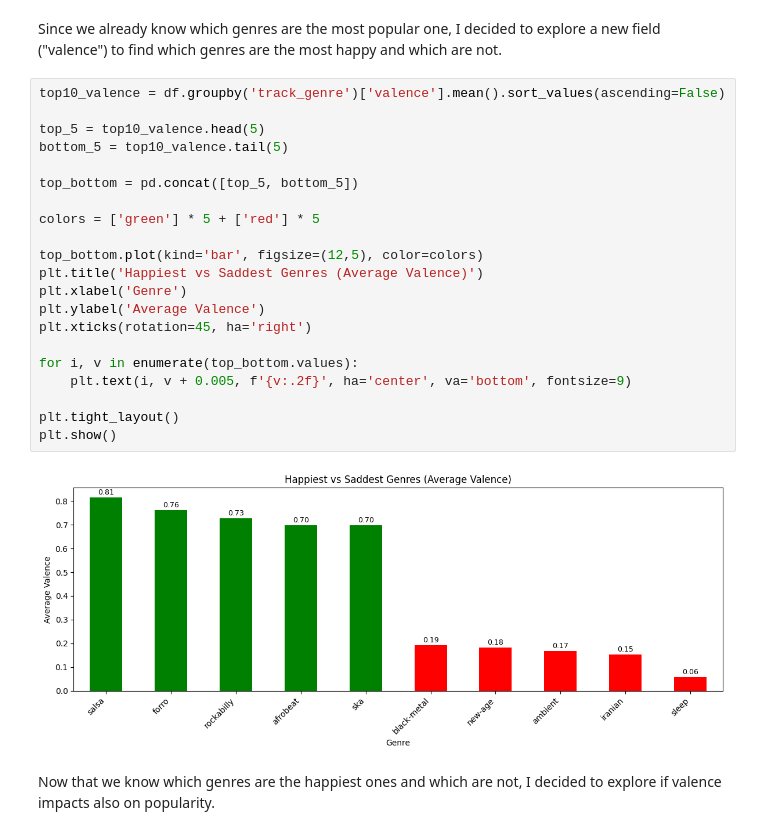
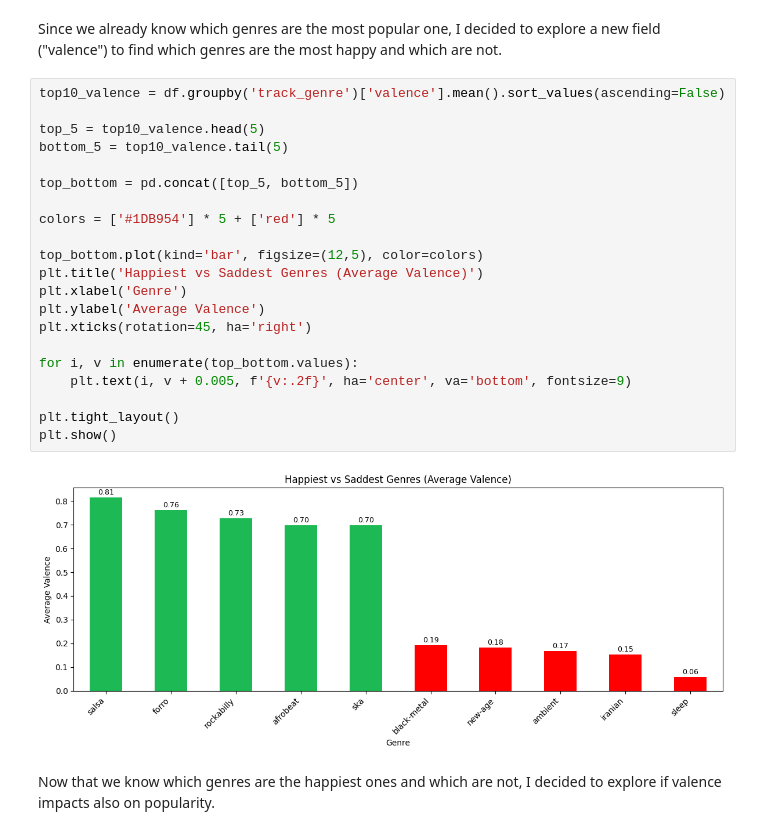
Before and after one commit to TortorelliRocco/Spotify_Analysis, a Jupyter notebook: SpotifyProject.ipynb, the cells around one changed output. Drawn from its saved outputs; the diff is of its cells as text.

```diff
--- a/SpotifyProject.ipynb
+++ b/SpotifyProject.ipynb
@@ -215,26 +215,26 @@ Since we already know which genres are the most popular one, I decided to explor
 # %%
 top10_valence = df.groupby('track_genre')['valence'].mean().sort_values(ascending=False)
 
 top_5 = top10_valence.head(5)
 bottom_5 = top10_valence.tail(5)
 
 top_bottom = pd.concat([top_5, bottom_5])
 
-colors = ['green'] * 5 + ['red'] * 5
+colors = ['#1DB954'] * 5 + ['red'] * 5
 
 top_bottom.plot(kind='bar', figsize=(12,5), color=colors)
 plt.title('Happiest vs Saddest Genres (Average Valence)')
 plt.xlabel('Genre')
 plt.ylabel('Average Valence')
 plt.xticks(rotation=45, ha='right')
 
 for i, v in enumerate(top_bottom.values):
     plt.text(i, v + 0.005, f'{v:.2f}', ha='center', va='bottom', fontsize=9)
 
 plt.tight_layout()
 plt.show()
 # %% [output]
-[figure, old version]
+[figure, new version]
 # %% [markdown]
 Now that we know which genres are the happiest ones and which are not, I decided to explore if valence impacts also on popularity.
 # %%
```
Also changed, not shown: parts of 13 cells of this notebook.
